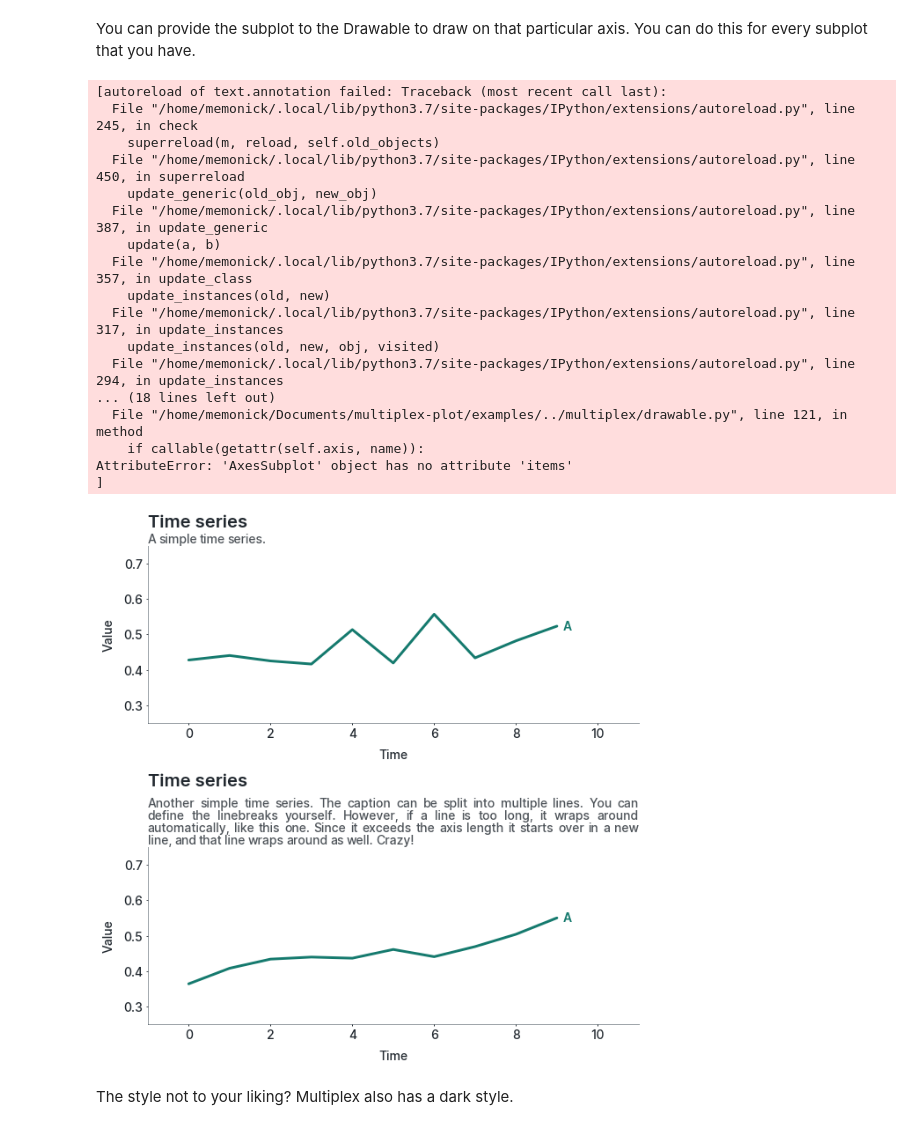
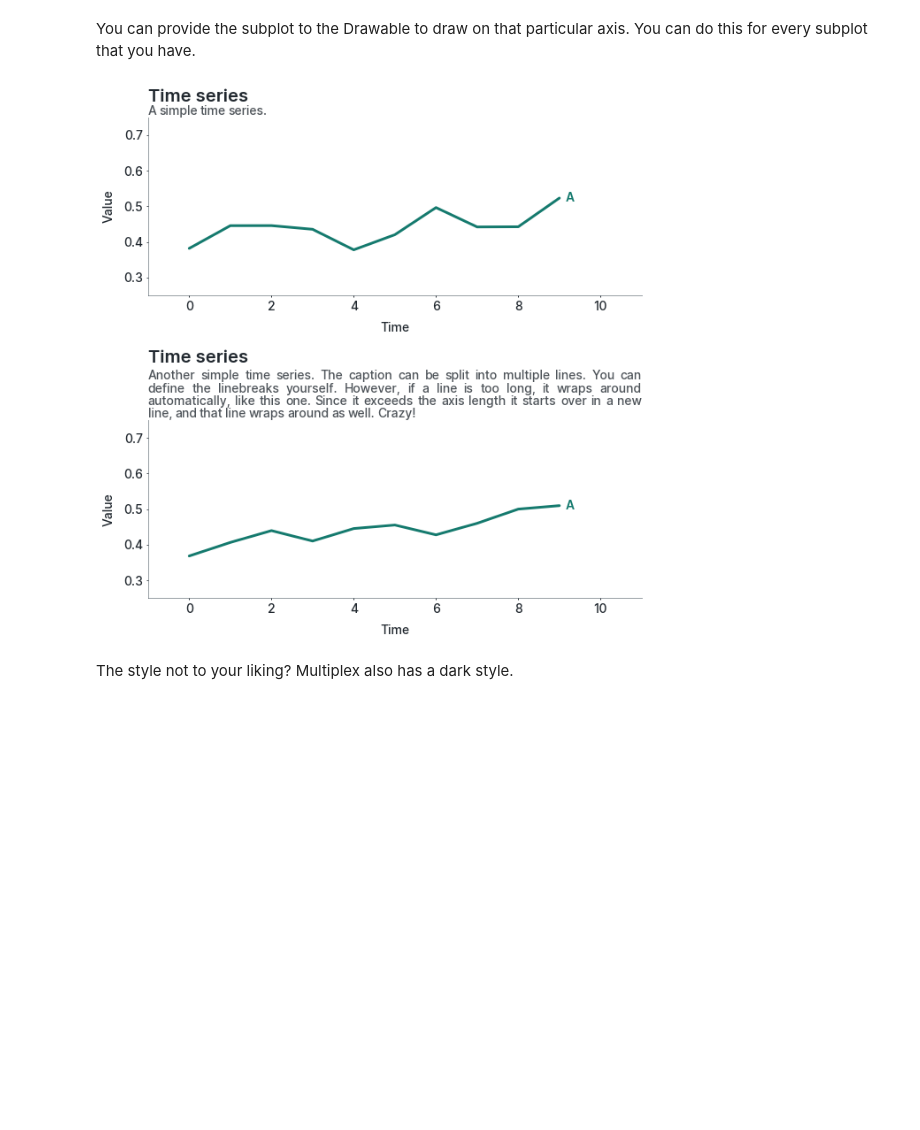
Before and after one commit to NicholasMamo/multiplex-plot, a Jupyter notebook: examples/1. Getting started.ipynb, the cells around one changed output. Saved outputs shown, nothing was run; the diff lists cells and outputs as text; code cells hidden in the pictures; blank space fills up the shorter version.

```diff
--- a/examples/1. Getting started.ipynb
+++ b/examples/1. Getting started.ipynb
@@ -64,52 +64,36 @@ viz.set_ylabel('Value')
 line = np.linspace(0.4, 0.5, num=10) + np.random.normal(0, 0.03, 10)
 viz.plot(range(10), line, color='C1')
 viz.text(9 + 0.15, line[-1], 'A', color='C1', fontweight=600, va='center')
 
 viz.set_title('Time series', loc='left')
 viz.set_caption('A simple time series.')
 
 """
 Draw the second axis.
 """
 
 viz = drawable.Drawable(figure, axis[1])
 
 viz.set_xlim(-1, 11)
 viz.set_ylim(0.25, 0.75)
 viz.set_xlabel('Time')
 viz.set_ylabel('Value')
 
 line = np.linspace(0.4, 0.5, num=10) + np.random.normal(0, 0.03, 10)
 viz.plot(range(10), line, color='C1')
 viz.text(9 + 0.15, line[-1], 'A', color='C1', fontweight=600, va='center')
 
 viz.set_title('Time series', loc='left')
 caption = """  Another simple time series. The caption can be split into multiple lines. You can define the linebreaks yourself.
-               However, if a line is too long, it wraps around automatically, like this one. Since it exceeds the axis length it starts over in a new line, and that line wraps around as well. Crazy!
+               However, if a line is too long, it wraps around automatically, like this one.
+               Since it exceeds the axis length it starts over in a new line, and that line wraps around as well. Crazy!
 """
 viz.set_caption(caption, align='justify')
 
 plt.subplots_adjust(hspace=0.7) # this may be needed to make space for the caption
 plt.show()
 # %% [output]
-[autoreload of text.annotation failed: Traceback (most recent call last):
-  File "/home/memonick/.local/lib/python3.7/site-packages/IPython/extensions/autoreload.py", line 245, in check
-    superreload(m, reload, self.old_objects)
-  File "/home/memonick/.local/lib/python3.7/site-packages/IPython/extensions/autoreload.py", line 450, in superreload
-    update_generic(old_obj, new_obj)
-  File "/home/memonick/.local/lib/python3.7/site-packages/IPython/extensions/autoreload.py", line 387, in update_generic
-    update(a, b)
-  File "/home/memonick/.local/lib/python3.7/site-packages/IPython/extensions/autoreload.py", line 357, in update_class
-    update_instances(old, new)
-  File "/home/memonick/.local/lib/python3.7/site-packages/IPython/extensions/autoreload.py", line 317, in update_instances
-    update_instances(old, new, obj, visited)
-  File "/home/memonick/.local/lib/python3.7/site-packages/IPython/extensions/autoreload.py", line 294, in update_instances
-... (18 lines left out)
-  File "/home/memonick/Documents/multiplex-plot/examples/../multiplex/drawable.py", line 121, in method
-    if callable(getattr(self.axis, name)):
-AttributeError: 'AxesSubplot' object has no attribute 'items'
-]
-[figure, old version]
+[figure, new version]
 # %% [markdown]
 The style not to your liking? Multiplex also has a dark style.
 # %%
```
Also changed, not shown: parts of 2 cells of this notebook, 2 other files.
